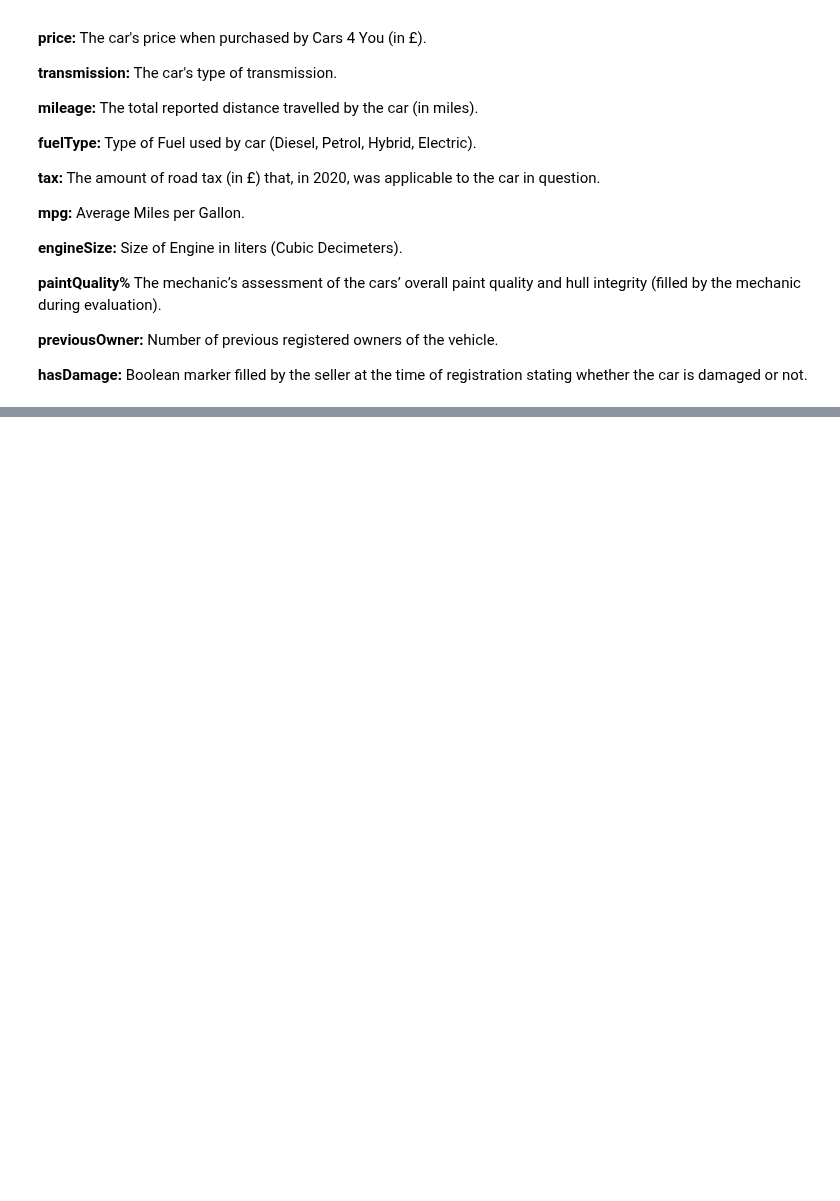
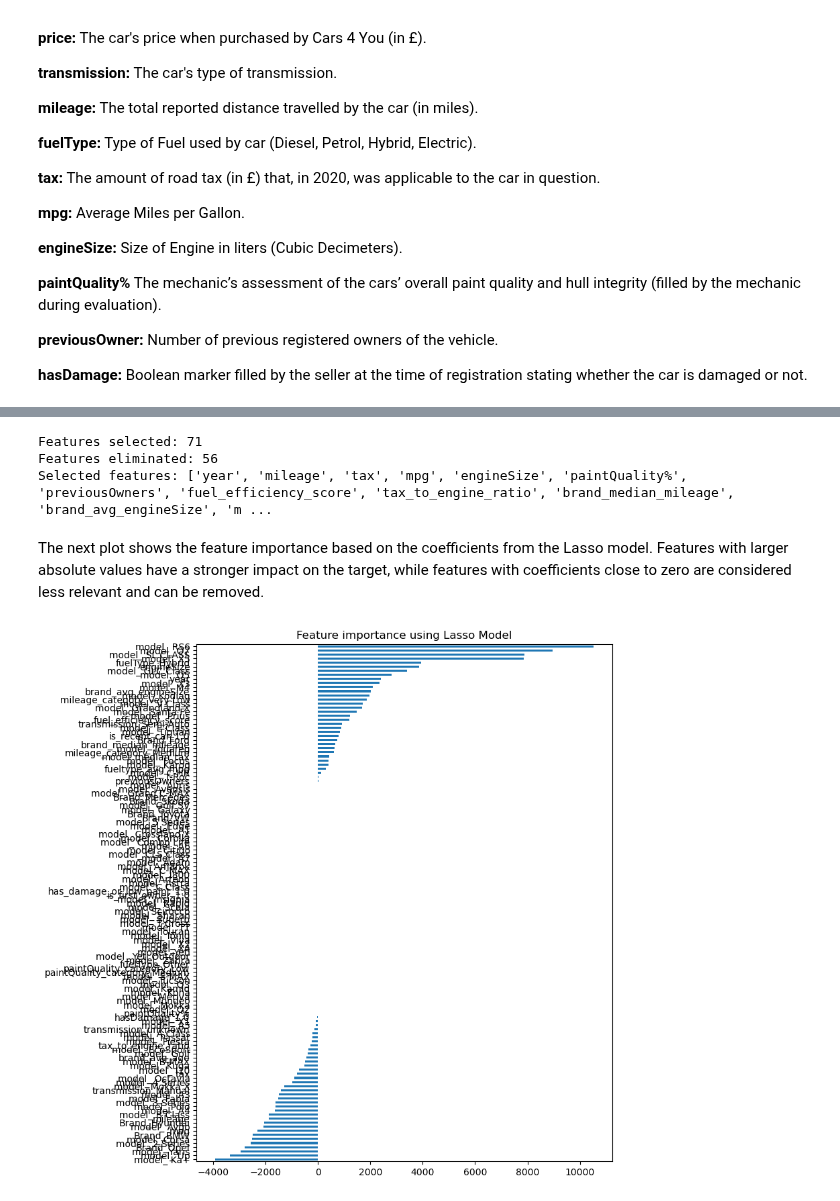
Before and after one commit to mariamiguel720/Machine-Learning-Project-25-26, a Jupyter notebook: notebooks/Encoding_Scaling_Feature_Selection.ipynb, the cells around one changed output, grey strips where cells are left out. Drawn from its saved outputs; the diff is of its cells as text; code cells hidden in the pictures; blank space fills up the shorter version.

```diff
--- a/notebooks/Encoding_Scaling_Feature_Selection.ipynb
+++ b/notebooks/Encoding_Scaling_Feature_Selection.ipynb
@@ -61,0 +441,10 @@ y = train['price']
+# %%
+# Train Lasso with cross-validation
+reg = LassoCV()
+reg.fit(X_train, y_train)
+
+# Store coefficients in a Series
+coef = pd.Series(reg.coef_, index = X_train.columns)
+
+# Display all coefficients
+coef
@@ -61,0 +464,23 @@ y = train['price']
+# %%
+# Selected features (non-zero coefficients)
+selected_features_lasso = coef[coef != 0].index.tolist()
+
+print(f"Features selected: {len(selected_features_lasso)}")
+print(f"Features eliminated: {len(coef) - len(selected_features_lasso)}")
+print("Selected features:", selected_features_lasso)
+# %% [output]
+Features selected: 71
+Features eliminated: 56
+Selected features: ['year', 'mileage', 'tax', 'mpg', 'engineSize', 'paintQuality%', 'previousOwners', 'fuel_efficiency_score', 'tax_to_engine_ratio', 'brand_median_mileage', 'brand_avg_engineSize', 'm ...
+# %% [markdown]
+The next plot shows the feature importance based on the coefficients from the Lasso model. Features with larger absolute values have a stronger impact on the target, while features with coefficients close to zero are considered less relevant and can be removed.
+# %%
+def plot_importance(coef,name):
+    imp_coef = coef.sort_values()
+    plt.figure(figsize=(8,10))
+    imp_coef.plot(kind = "barh")
+    plt.title("Feature importance using " + name + " Model")
+    plt.show()
+plot_importance(coef,'Lasso')
+# %% [output]
+[figure, added]
```
Also changed, not shown: parts of 63 cells of this notebook.
